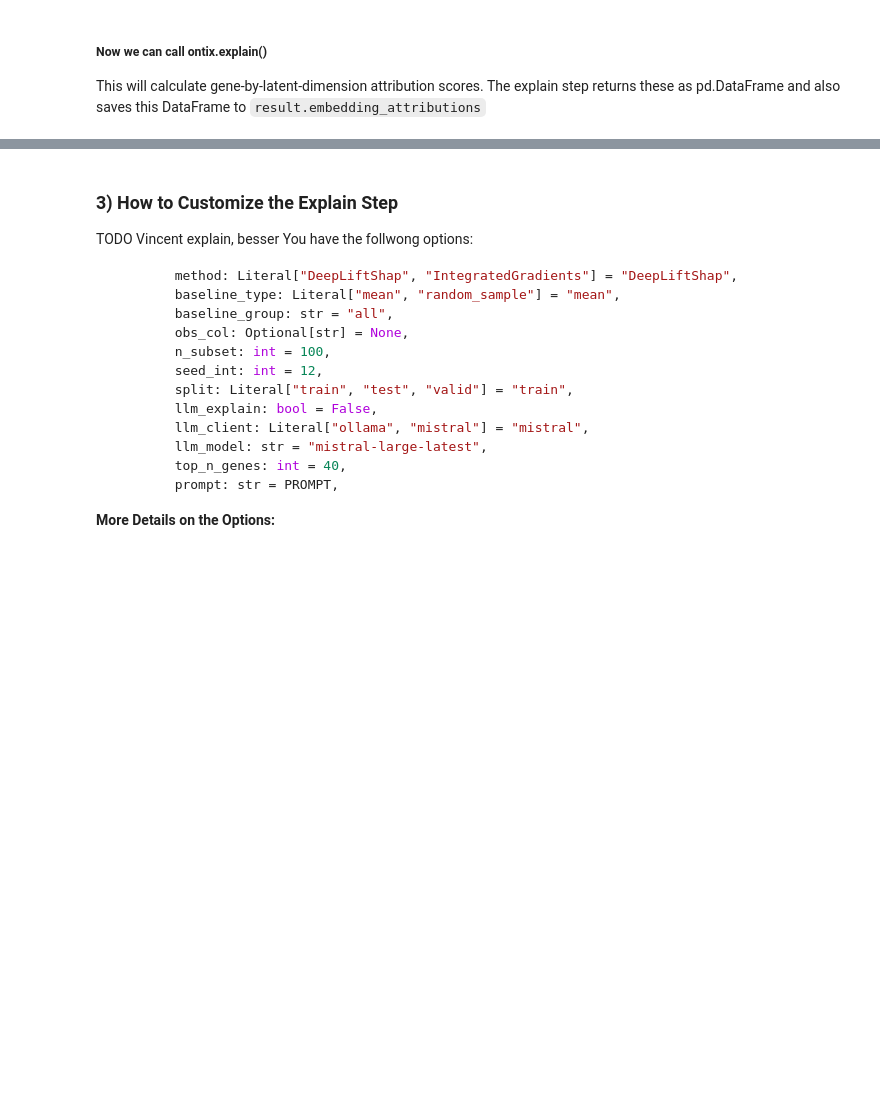
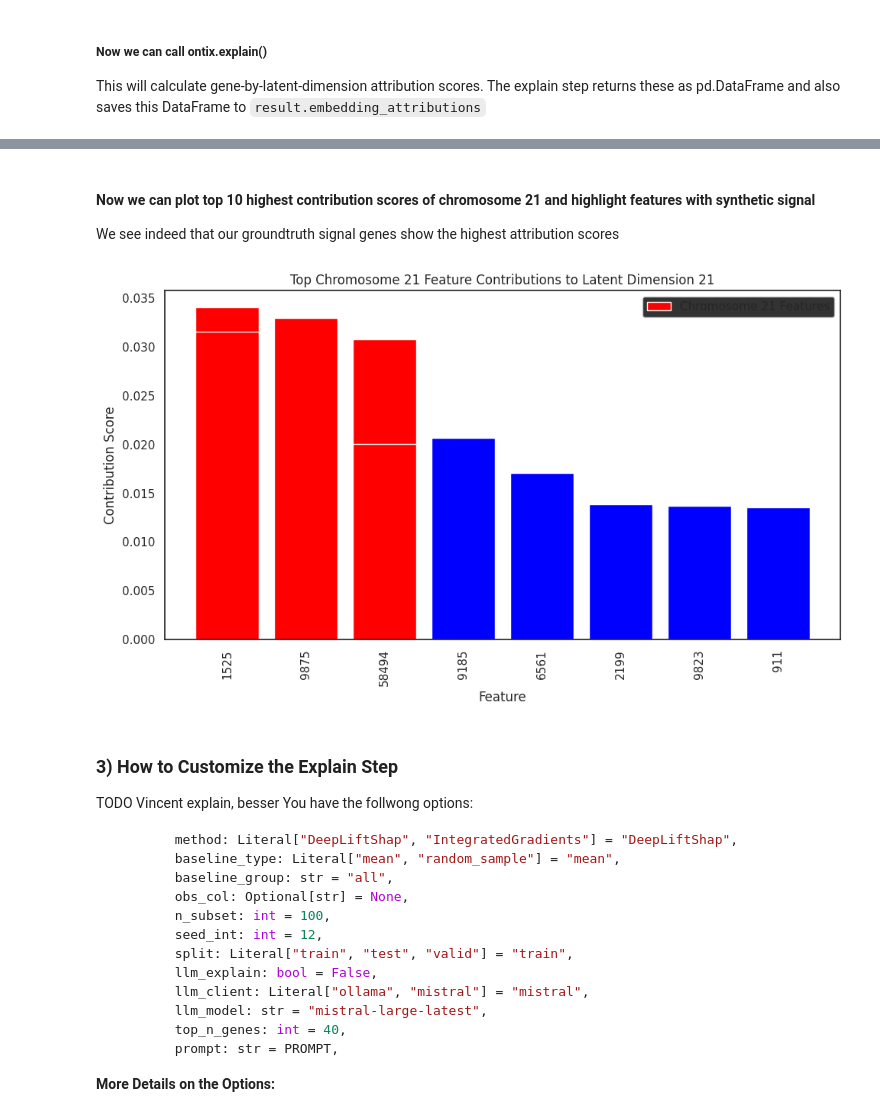
Before and after one commit to Kavlahkaff/autoencodix_package, a Jupyter notebook: Tutorials/DeepDives/ExplainStep.ipynb, the cells around one changed output, grey strips where cells are left out. Saved outputs shown, nothing was run; the diff lists cells and outputs as text; code cells hidden in the pictures; blank space fills up the shorter version.

```diff
--- a/Tutorials/DeepDives/ExplainStep.ipynb
+++ b/Tutorials/DeepDives/ExplainStep.ipynb
@@ -148,7 +244,17 @@ Warning: MPS backend has limited support for deterministic algorithms. Seeding i
 ##### Now we can call ontix.explain()
 This will calculate gene-by-latent-dimension attribution scores. The explain step returns these as pd.DataFrame and also saves this DataFrame to `result.embedding_attributions`
 # %%
-latent_contributions = ontix.explain()
+# latent_contributions = ontix.explain()
+latent_contributions = ontix.explain(
+    method="DeepLiftShap", # "DeepLiftShap" or "IntegratedGradients"
+    sel_latent_dim=None, # To calculate contribution for all latent dimensions
+    # sel_latent_dim='21', # Or specify a single latent dimension to explain
+	input_type="grouped", # We will test group 'Male' (input) vs. 'Female' (baseline)
+	input_group="Male",
+	baseline_type="grouped",
+	baseline_group="Female",
+	anno_col="SEX",
+)
 # %%
 print(latent_contributions)
 # %% [output]
@@ -172,3 +294,22 @@ print(latent_contributions)
+# %% [markdown]
+#### Now we can plot top 10 highest contribution scores of chromosome 21 and highlight features with synthetic signal
+We see indeed that our groundtruth signal genes show the highest attribution scores
+# %%
+chrom_21_contributions = latent_contributions.loc[:, ["21"]].sort_values(by="21", ascending=False)[:10]
+
+color_map = ["red" if feature in feature_synth else "blue" for feature in chrom_21_contributions.index]
+
+plt.figure(figsize=(10, 6))
+plt.bar(chrom_21_contributions.index, chrom_21_contributions.values.flatten(), color=color_map, label="Chromosome 21 Features")
+plt.title("Top Chromosome 21 Feature Contributions to Latent Dimension 21")
+plt.xlabel("Feature")
+plt.ylabel("Contribution Score")
+plt.xticks(rotation=90)
+plt.legend()
+plt.tight_layout()
+plt.show()
+# %% [output]
+[figure, added]
 # %% [markdown]
 
 ### 3) How to Customize the Explain Step
```
Also changed, not shown: parts of 16 cells of this notebook, 2 other files.
